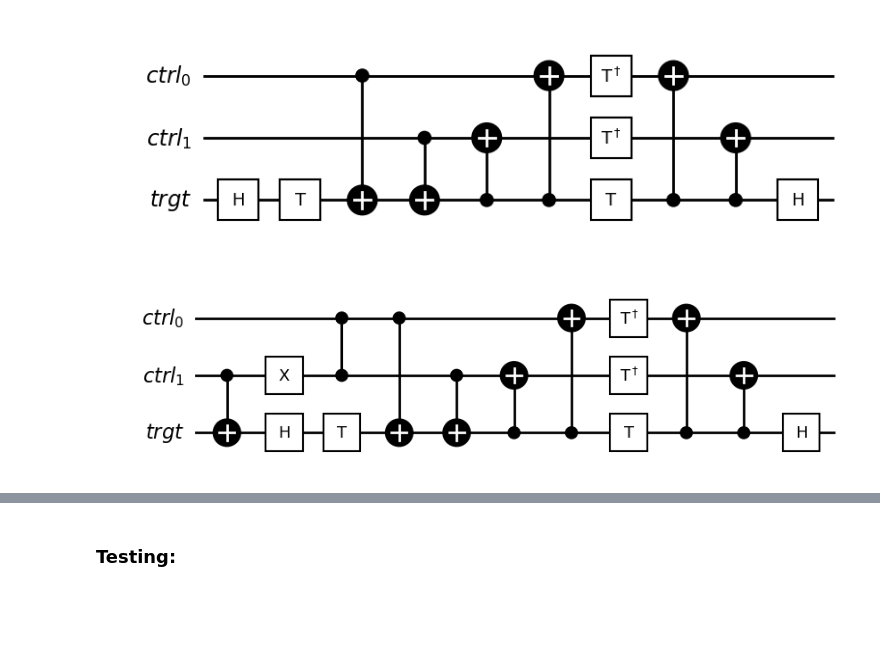
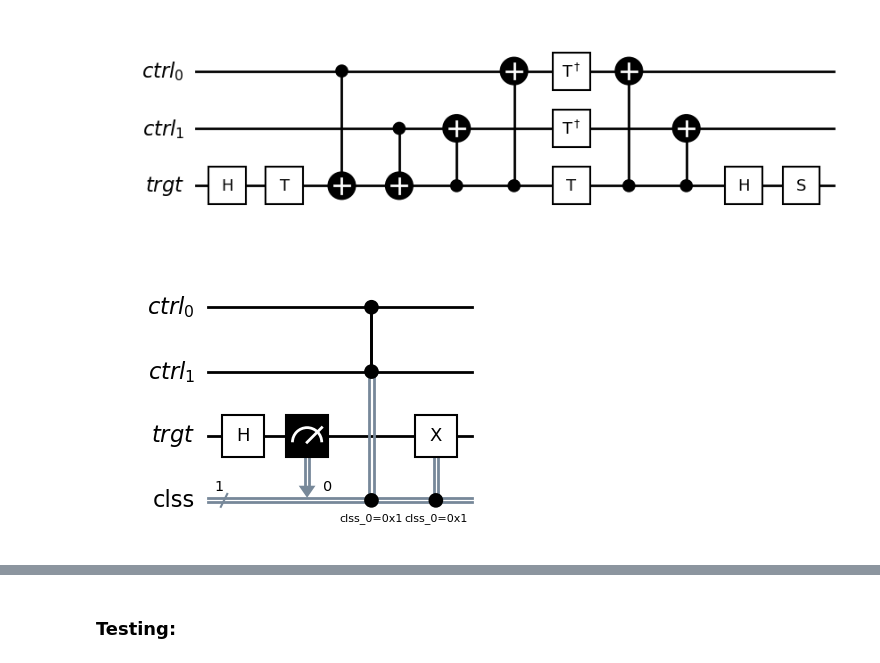
Before and after one commit to akos-nagy/quantum_shifter, a Jupyter notebook: quantum_shifter.ipynb, the cells around one changed output, grey strips where cells are left out. Cells and saved outputs as stored; diff of their text form; code cells hidden in the pictures; blank space fills up the shorter version.

```diff
--- a/quantum_shifter.ipynb
+++ b/quantum_shifter.ipynb
@@ -56,8 +43,8 @@ def right_toffoli():
 # %%
-left_toffoli().draw(output="mpl", style="bw")
+compute_carry().draw(output="mpl", style="bw")
 # %% [output]
-[figure, old version]
+[figure, new version]
 # %%
-left_toffoli(with_carry=True).draw(output="mpl", style="bw")
+uncompute_carry().draw(output="mpl", style="bw")
 # %% [output]
-[figure, old version]
+[figure, new version]
```
Also changed, not shown: parts of 8 cells of this notebook.
